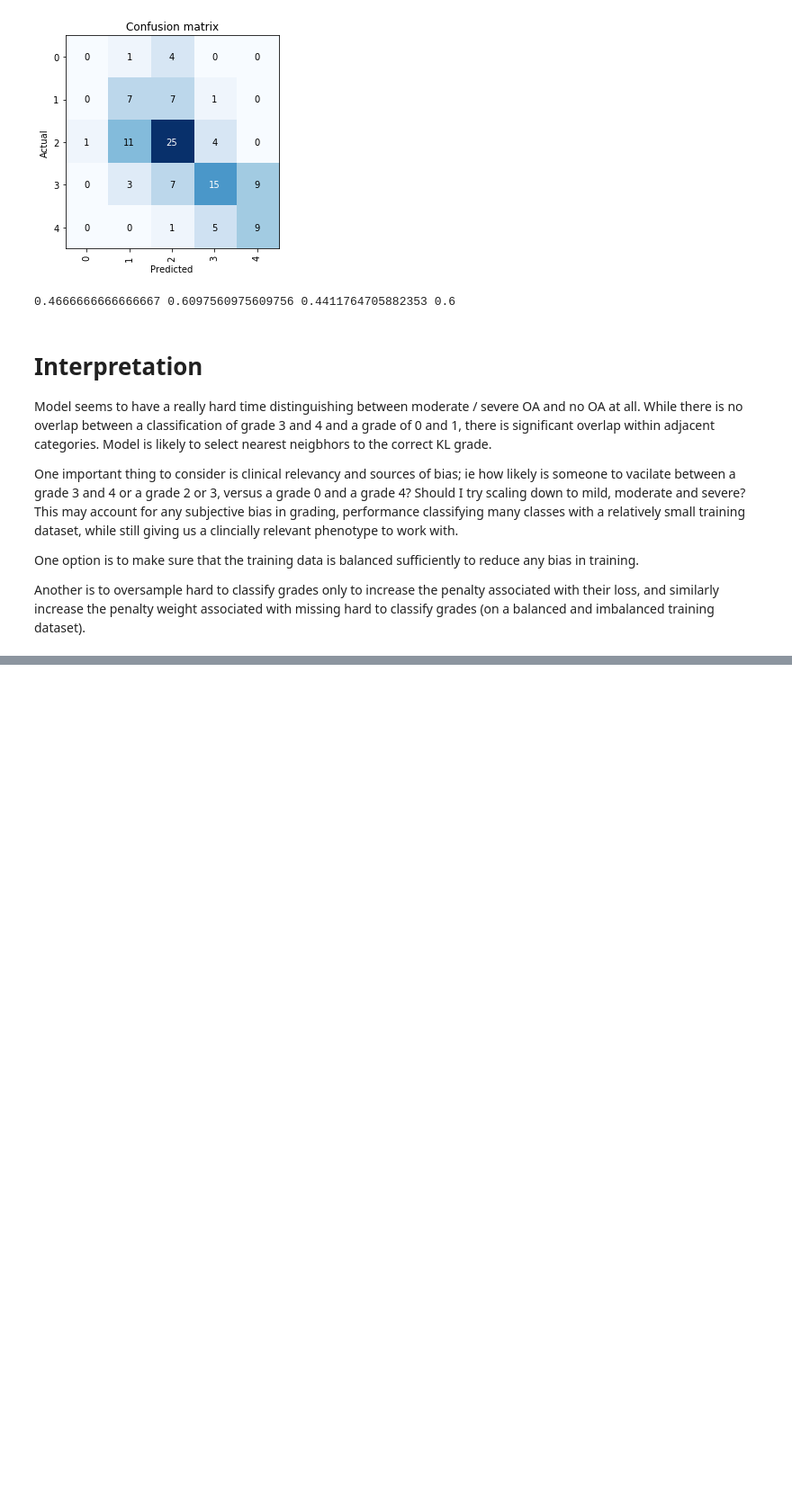
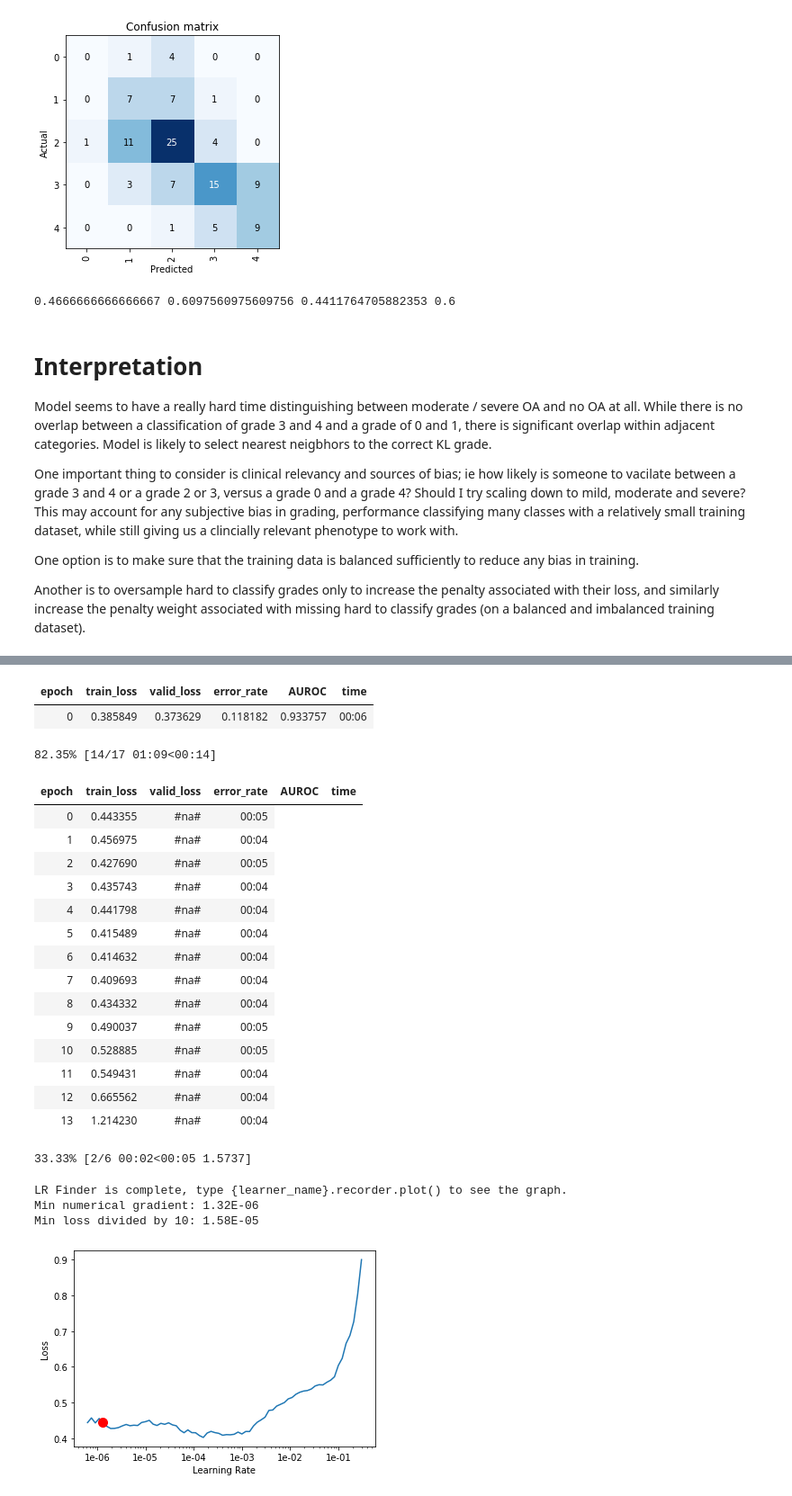
Before and after one commit to briannaflynn/UKBB_OA_Classification, a Jupyter notebook: KL_Grade_Classification.ipynb, the cells around one changed output, grey strips where cells are left out. Shown: that part at 90% size. Cells and saved outputs as stored; diff of their text form; code cells hidden in the pictures; blank space fills up the shorter version.

```diff
--- a/KL_Grade_Classification.ipynb
+++ b/KL_Grade_Classification.ipynb
@@ -308,0 +512,2 @@ Another is to oversample hard to classify grades only to increase the penalty as
+# %%
+learn.fit_one_cycle(8, slice(6e-8, 1e-6))
@@ -308,0 +526,2 @@ Another is to oversample hard to classify grades only to increase the penalty as
+# %%
+learn.fit_one_cycle(10, slice(6e-8//400, 1e-6//100))
@@ -308,0 +540,7 @@ Another is to oversample hard to classify grades only to increase the penalty as
+# %%
+learn.load('binary-2');
+# %%
+learn.fit_one_cycle(1, slice(6e-8//400, 1e-6//100))
+# %% [output]
+| epoch | train_loss | valid_loss | error_rate | AUROC | time |
+| 0 | 0.385849 | 0.373629 | 0.118182 | 0.933757 | 00:06 |
@@ -308,0 +549,25 @@ Another is to oversample hard to classify grades only to increase the penalty as
+# %%
+learn.lr_find()
+learn.recorder.plot(suggestion=True)
+# %% [output]
+82.35% [14/17 01:09<00:14]
+| epoch | train_loss | valid_loss | error_rate | AUROC | time |
+| 0 | 0.443355 | #na# | 00:05 |
+| 1 | 0.456975 | #na# | 00:04 |
+| 2 | 0.427690 | #na# | 00:05 |
+| 3 | 0.435743 | #na# | 00:04 |
+| 4 | 0.441798 | #na# | 00:04 |
+| 5 | 0.415489 | #na# | 00:04 |
+| 6 | 0.414632 | #na# | 00:04 |
+| 7 | 0.409693 | #na# | 00:04 |
+| 8 | 0.434332 | #na# | 00:04 |
+| 9 | 0.490037 | #na# | 00:05 |
+| 10 | 0.528885 | #na# | 00:05 |
+| 11 | 0.549431 | #na# | 00:04 |
+| 12 | 0.665562 | #na# | 00:04 |
+| 13 | 1.214230 | #na# | 00:04 |
+33.33% [2/6 00:02<00:05 1.5737]
+LR Finder is complete, type {learner_name}.recorder.plot() to see the graph.
+Min numerical gradient: 1.32E-06
+Min loss divided by 10: 1.58E-05
+[figure, added]
```
Also changed, not shown: parts of 135 cells of this notebook.
